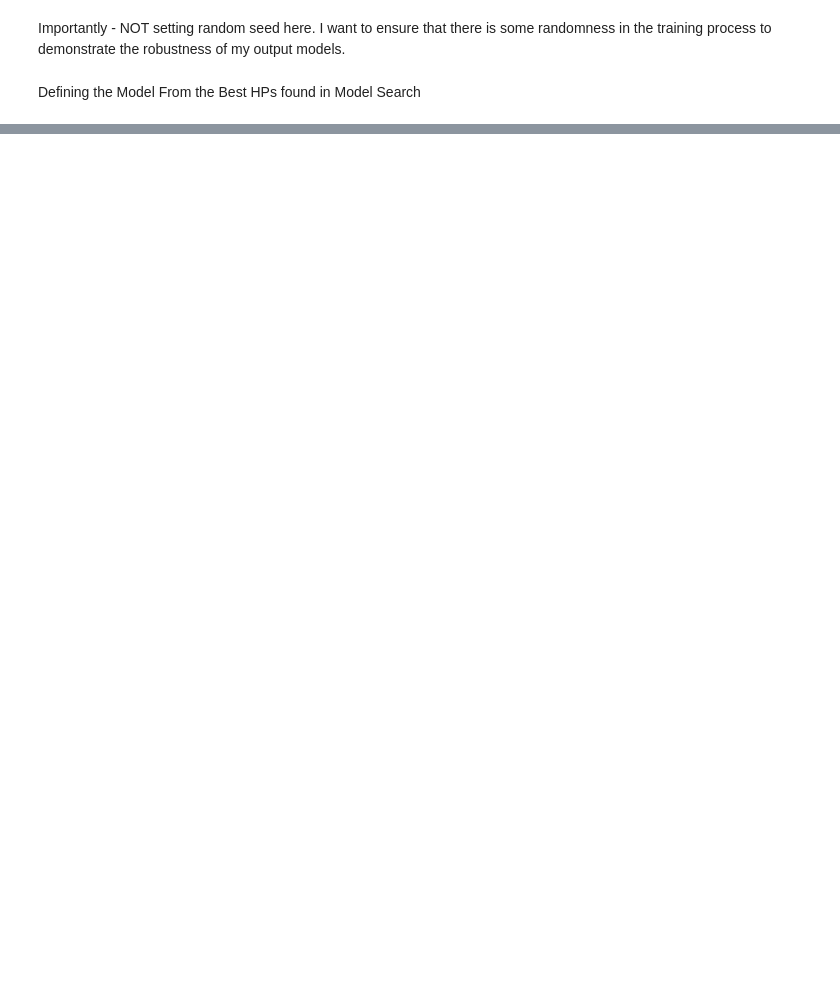
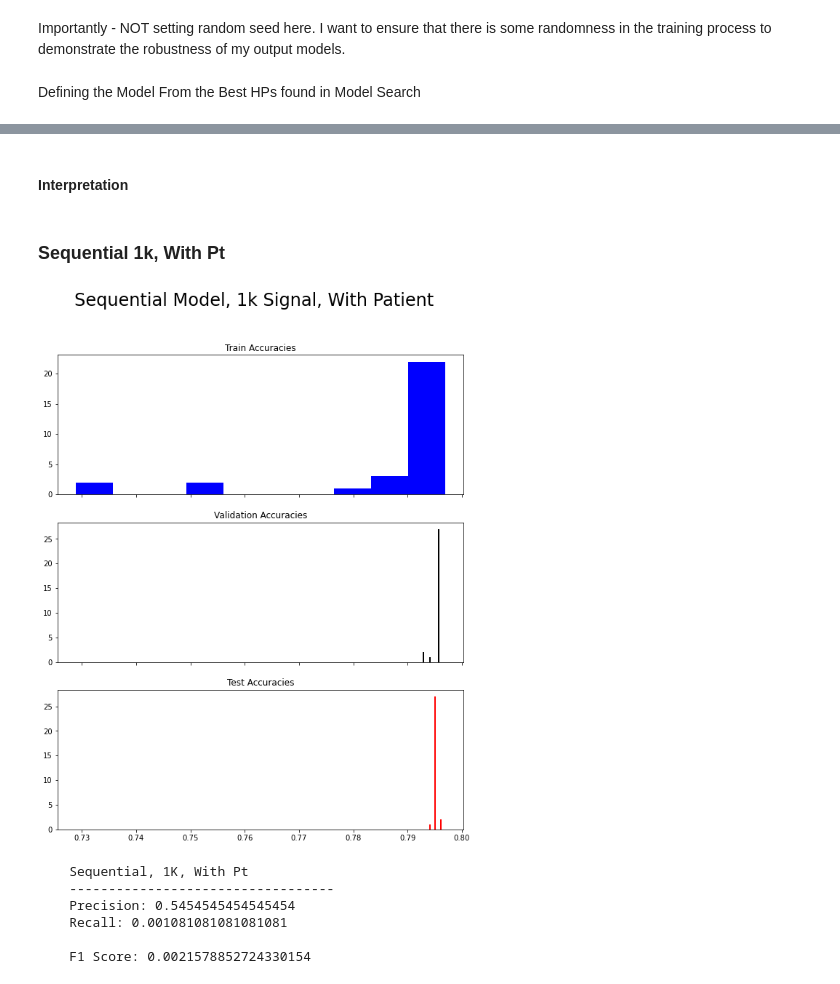
Before and after one commit to jakedumbauld/phonocardiogram-classification, a Jupyter notebook: Notebooks/7 - Comparing and Evaluating Networks.ipynb, the cells around one changed output, grey strips where cells are left out. Drawn from its saved outputs; the diff is of its cells as text; code cells hidden in the pictures; blank space fills up the shorter version.

Commit message:
Comparisons generated, markdown and interpretation in progress.

```diff
--- a/Notebooks/7 - Comparing and Evaluating Networks.ipynb
+++ b/Notebooks/7 - Comparing and Evaluating Networks.ipynb
@@ -24,3 +25,5 @@ from tensorflow.keras import regularizers
 from tensorflow.keras.models import Sequential
 from tensorflow.keras.layers import Conv2D, MaxPooling2D, AveragePooling2D, Flatten, Dense, Dropout, BatchNormalization
 from tensorflow.keras import backend
+# %%
+root_path = '/Users/jmd/Documents/BOOTCAMP/Capstone'
@@ -154,0 +426,19 @@ plot_CF(CNN_MFCC_final_cf/30)
+# %%
+def plot_accs_give_df(path, title):
+
+    full_path = root_path + path
+    df = pd.DataFrame(data = pd.read_csv(full_path),
+                      columns = (['train_accs', 'val_accs', 'test_accs']))
+
+    fig, axs = plt.subplots(3, sharex=True, figsize=(10,12), cmap='blues')
+    fig.suptitle(title, size=24)
+    axs[0].hist(df['train_accs'],) #color='blue')
+    #axs[0].axvline(np.mean(df['train_accs']))
+    axs[0].set_title('Train Accuracies')
+    axs[1].hist(df['val_accs'],) #color='black')
+    axs[1].set_title('Validation Accuracies')
+    axs[2].hist(df['test_accs'],) #color='red')
+    axs[2].set_title('Test Accuracies')
+    plt.savefig((root_path + '/model_eval_png/') + title)
+
+    return df
@@ -154,0 +485,18 @@ plot_CF(CNN_MFCC_final_cf/30)
+# %% [markdown]
+#### Interpretation
+# %% [markdown]
+### Sequential 1k, With Pt
+# %%
+seq_1k_w_df = plot_accs_give_df('/model_eval_csv/Sequential Model, 1k Signal, With Patient.csv',
+                                 'Sequential Model, 1k Signal, With Patient')
+# %% [output]
+[figure, added]
+# %%
+p_r_f1('Sequential, 1K, With Pt', 21535, 5, 5544, 6)
+# %% [output]
+    Sequential, 1K, With Pt
+    ----------------------------------
+    Precision: 0.5454545454545454
+    Recall: 0.001081081081081081
+
+    F1 Score: 0.0021578852724330154
```
Also changed, not shown: parts of 64 cells of this notebook.
